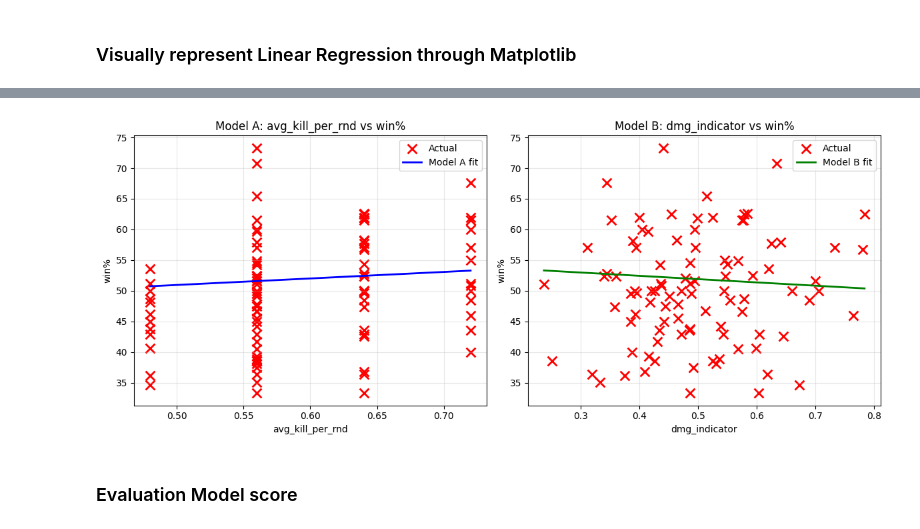
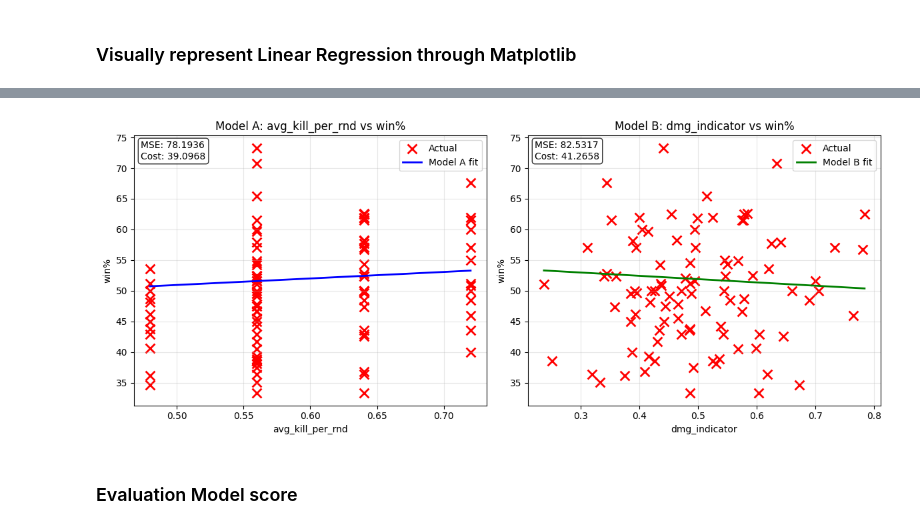
Before and after one commit to TempeHS/2026SE_MLOOPs_Gerrard.F, a Jupyter notebook: 2. Model_Development/2.4.Model_Testing_and_Evaluation/2.4.1.Linear_Regression_Evaluation.ipynb, the cells around one changed output, grey strips where cells are left out. Saved outputs shown, nothing was run; the diff lists cells and outputs as text; code cells hidden in the pictures.

Commit message:
Updating Model Evaluation

```diff
--- a/2. Model_Development/2.4.Model_Testing_and_Evaluation/2.4.1.Linear_Regression_Evaluation.ipynb
+++ b/2. Model_Development/2.4.Model_Testing_and_Evaluation/2.4.1.Linear_Regression_Evaluation.ipynb
@@ -71,43 +71,78 @@ except NameError:
 if not models or not test_data:
     print("No models or test data available.")
 else:
-    fig, axes = plt.subplots(1, len(models), figsize=(6 * len(models), 5))
+    valid_models = [(name, mdl) for name, mdl in models.items() if name in test_data]
+    if not valid_models:
+        print("No model has matching test data.")
+    else:
+        fig, axes = plt.subplots(
+            1, len(valid_models), figsize=(6 * len(valid_models), 5)
+        )
 
-    if len(models) == 1:
-        axes = [axes]
+        if len(valid_models) == 1:
+            axes = [axes]
 
-    colors = {"Model A": "blue", "Model B": "green"}
+        colors = {"Model A": "blue", "Model B": "green"}
 
-    for idx, (model_name, model) in enumerate(models.items()):
-        if model_name not in test_data:
-            continue
+        for idx, (model_name, model) in enumerate(valid_models):
+            ax = axes[idx]
+            x_test = test_data[model_name]["x_test"]
+            y_test = np.ravel(test_data[model_name]["y_test"])
+            x_col = test_data[model_name]["x_col"]
 
-        ax = axes[idx]
-        x_test = test_data[model_name]["x_test"]
-        y_test = test_data[model_name]["y_test"]
-        x_col = test_data[model_name]["x_col"]
+            # Predictions
+            y_pred = np.ravel(model.predict(x_test))
 
-        # Sort for clean line
-        order = np.argsort(x_test.flatten())
-        x_sorted = x_test.flatten()[order]
+            # Metrics
+            mse = np.mean((y_test - y_pred) ** 2)
+            cost = mse / 2.0  # J(theta) = (1/2m) * sum((y_pred - y_true)^2)
 
-        # Scatter plot
-        ax.scatter(x_test, y_test, color="red", marker="x", label="Actual", s=100, linewidth=2)
+            print(
+                f"{model_name} ({x_col} -> {y_col}) | MSE: {mse:.6f} | Cost J(theta): {cost:.6f}"
+            )
 
-        # Regression line
-        y_pred = model.predict(x_test)
-        y_pred_sorted = y_pred[order]
-        ax.plot(x_sorted, y_pred_sorted, color=colors[model_name], linewidth=2, label=f"{model_name} fit")
+            # Sort for clean line
+            order = np.argsort(x_test.flatten())
+            x_sorted = x_test.flatten()[order]
+            y_pred_sorted = y_pred[order]
 
-        # Labels
-        ax.set_title(f"{model_name}: {x_col} vs {y_col}")
-        ax.set_xlabel(x_col)
-        ax.set_ylabel(y_col)
-        ax.legend()
-        ax.grid(True, alpha=0.3)
+            # Scatter plot
+            ax.scatter(
+                x_test,
+                y_test,
+                color="red",
+                marker="x",
+                label="Actual",
+                s=100,
+                linewidth=2,
+            )
 
-    plt.tight_layout()
-    plt.show()
+            # Regression line
+            ax.plot(
+                x_sorted,
+                y_pred_sorted,
+                color=colors.get(model_name, "black"),
+                linewidth=2,
+                label=f"{model_name} fit",
+            )
+
+            # Labels + metric box
+            ax.set_title(f"{model_name}: {x_col} vs {y_col}")
+            ax.set_xlabel(x_col)
+            ax.set_ylabel(y_col)
+            ax.legend()
+            ax.grid(True, alpha=0.3)
+            ax.text(
+                0.02,
+                0.98,
+                f"MSE: {mse:.4f}\nCost: {cost:.4f}",
+                transform=ax.transAxes,
+                va="top",
+                bbox=dict(boxstyle="round,pad=0.3", facecolor="white", alpha=0.8),
+            )
+
+        plt.tight_layout()
+        plt.show()
 
 # ...existing code...
 # %% [output]
@@ -114,4 +151,4 @@ else:
-[figure, old version]
+[figure, new version]
 # %% [markdown]
 ### Evaluation Model score
 # %%
```
Also changed, not shown: parts of 7 cells of this notebook, 5 other files.
